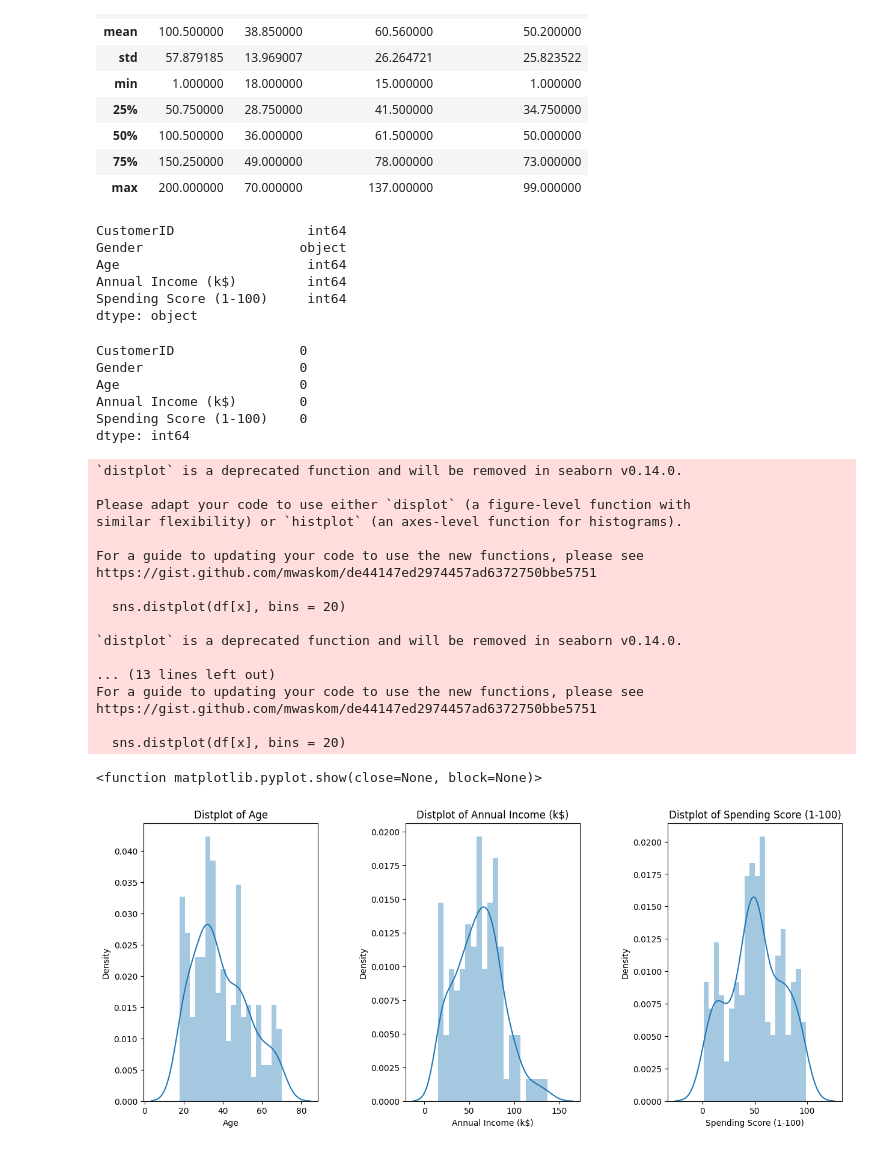
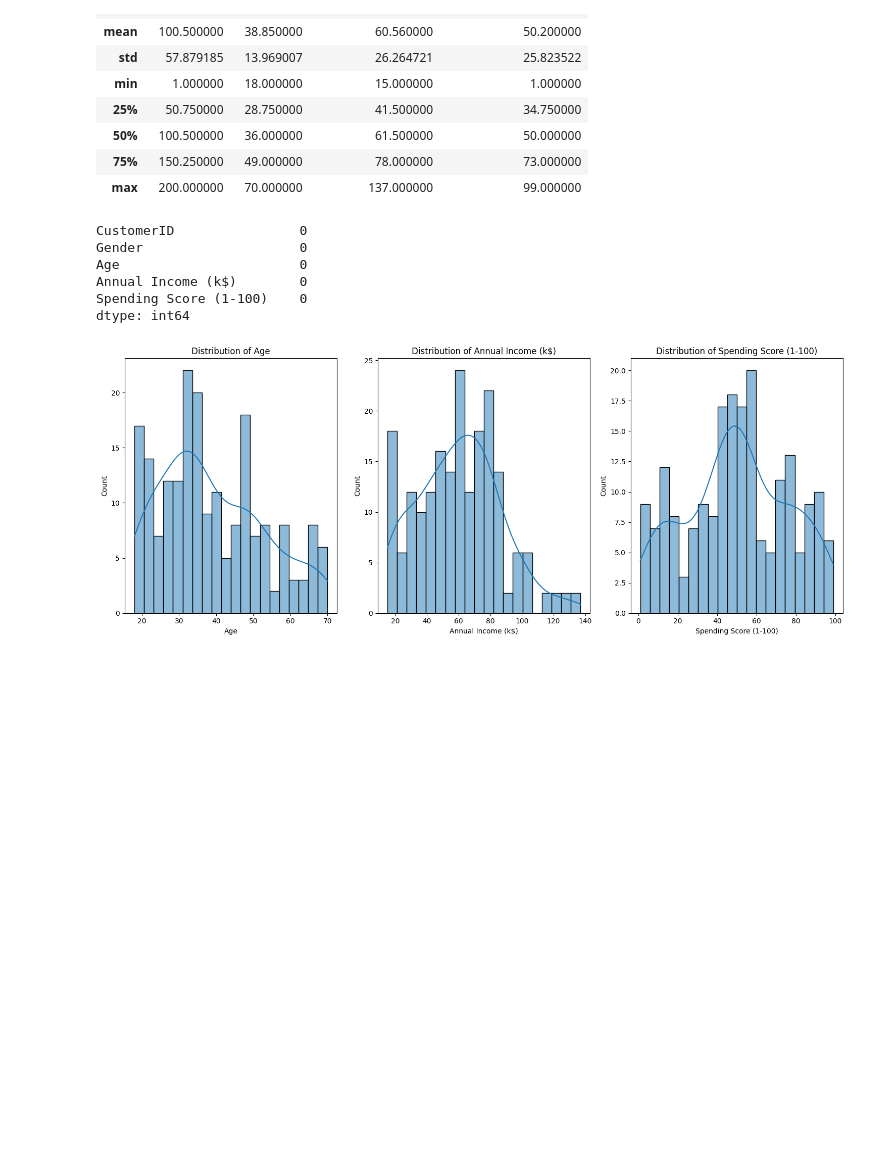
Before and after one commit to Octopush18/Customer_Segmentation_Unsupervised_Learning_KMeans, a Jupyter notebook: Customer_Segmentation.ipynb, the cells around one changed output. Drawn from its saved outputs; the diff is of its cells as text; code cells hidden in the pictures; blank space fills up the shorter version.

```diff
--- a/Customer_Segmentation.ipynb
+++ b/Customer_Segmentation.ipynb
@@ -43,13 +44,4 @@ df.describe()
 | 50% | 100.500000 | 36.000000 | 61.500000 | 50.000000 |
 | 75% | 150.250000 | 49.000000 | 78.000000 | 73.000000 |
 | max | 200.000000 | 70.000000 | 137.000000 | 99.000000 |
-# %%
-df.dtypes
-# %% [output]
-CustomerID                 int64
-Gender                    object
-Age                        int64
-Annual Income (k$)         int64
-Spending Score (1-100)     int64
-dtype: object
 # %%
@@ -63,33 +55,14 @@ Annual Income (k$)        0
 Spending Score (1-100)    0
 dtype: int64
 # %%
-plt.figure(1, figsize=(15,6))
-n=0
-for x in ['Age', 'Annual Income (k$)', 'Spending Score (1-100)']:
-    n+=1
-    plt.subplot(1,3,n)
-    plt.subplots_adjust(hspace=0.5, wspace=0.5)
-    sns.distplot(df[x], bins = 20)
-    plt.title('Distplot of {}'.format(x))
-plt.show
+# Visualizations for Age, Annual Income, and Spending Score
+plt.figure(figsize=(15, 6))
+for i, feature in enumerate(['Age', 'Annual Income (k$)', 'Spending Score (1-100)'], 1):
+    plt.subplot(1, 3, i)
+    sns.histplot(df[feature], bins=20, kde=True)
+    plt.title(f'Distribution of {feature}')
+plt.tight_layout()
+plt.show()
 # %% [output]
-`distplot` is a deprecated function and will be removed in seaborn v0.14.0.
-
-Please adapt your code to use either `displot` (a figure-level function with
-similar flexibility) or `histplot` (an axes-level function for histograms).
-
-For a guide to updating your code to use the new functions, please see
-https://gist.github.com/mwaskom/de44147ed2974457ad6372750bbe5751
-
-  sns.distplot(df[x], bins = 20)
-
-`distplot` is a deprecated function and will be removed in seaborn v0.14.0.
-
-... (13 lines left out)
-For a guide to updating your code to use the new functions, please see
-https://gist.github.com/mwaskom/de44147ed2974457ad6372750bbe5751
-
-  sns.distplot(df[x], bins = 20)
-<function matplotlib.pyplot.show(close=None, block=None)>
-[figure, old version]
+[figure, new version]
 # %%
```
Also changed, not shown: parts of 29 cells of this notebook, 1 other file.
